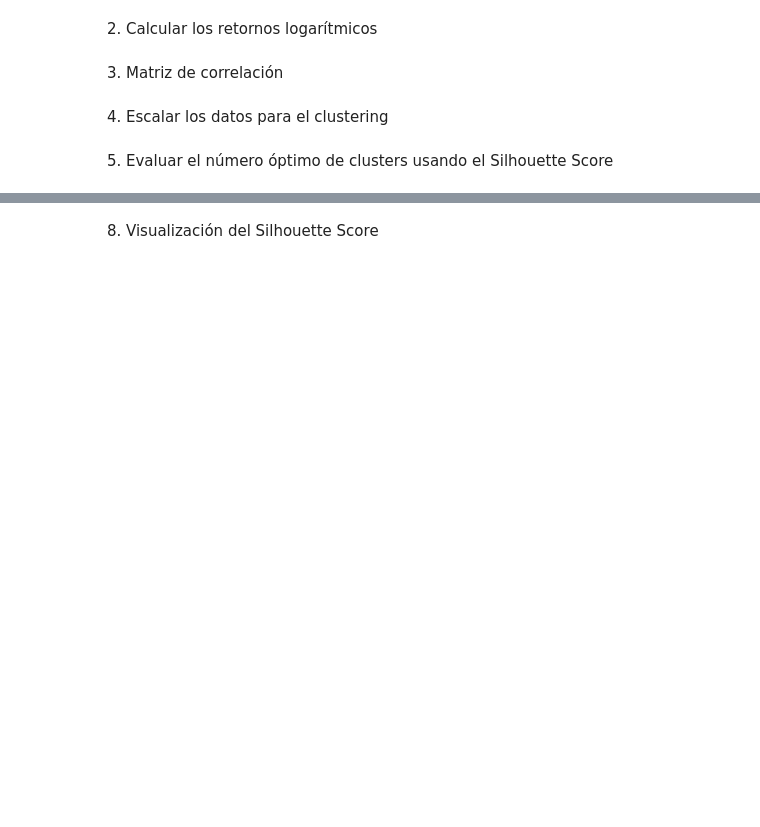
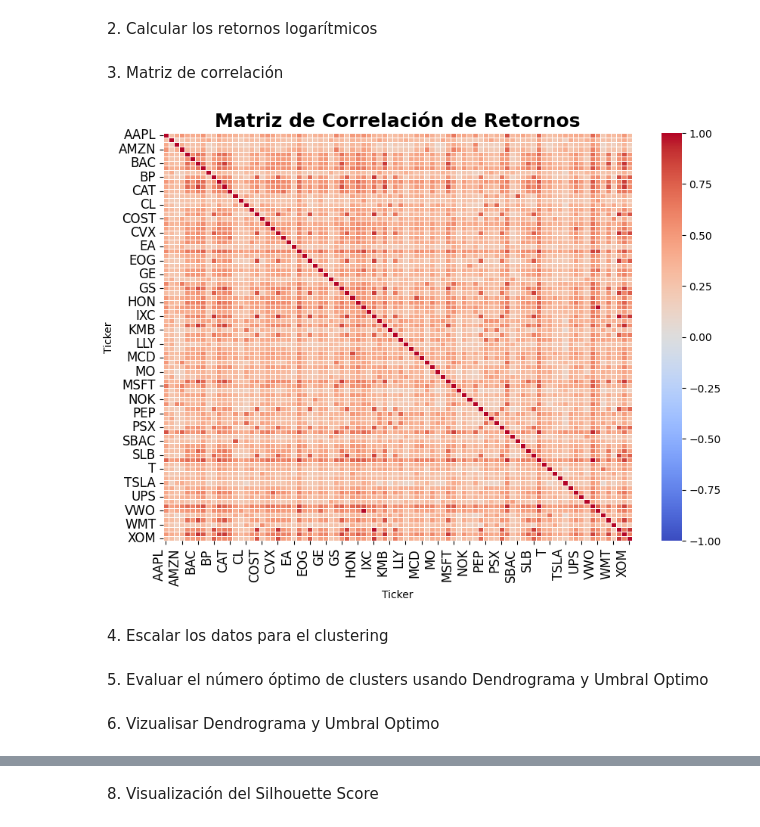
Before and after one commit to Rommel-DS/ML_Optimizacion_Portafolio, a Jupyter notebook: src/results_notebook/Proyecto Final_ML_Clustering_Jerarquico_Español.ipynb, the cells around one changed output, grey strips where cells are left out. Saved outputs shown, nothing was run; the diff lists cells and outputs as text; code cells hidden in the pictures; blank space fills up the shorter version.

```diff
--- a/src/results_notebook/Proyecto Final_ML_Clustering_Jerarquico_Español.ipynb
+++ b/src/results_notebook/Proyecto Final_ML_Clustering_Jerarquico_Español.ipynb
@@ -55,21 +57,23 @@ retornos = np.log(datos / datos.shift(1)).dropna()  # Eliminar NaN resultantes d
 # %%
 # Matriz de correlación
 matriz_correlacion = retornos.corr()
 
 # Ajustar el tamaño de la figura según el número de activos
-plt.figure(figsize=(20,12))
+plt.figure(figsize=(10,7))
 
 sns.heatmap(matriz_correlacion, annot=False, cmap='coolwarm',  # Eliminamos los valores
             vmin=-1, vmax=1,  # Limitar el rango de la barra de colores
             linewidths=0.5,  # Líneas entre celdas
             linecolor='white')  # Cambiar el color de las líneas de las celdas
 
 # Mejorar la presentación
 plt.title("Matriz de Correlación de Retornos", fontsize=18, fontweight='bold')
 plt.xticks(rotation=90, ha='right', fontsize=12)  # Aumentar el tamaño de las etiquetas de las columnas
 plt.yticks(rotation=0, fontsize=12)  # Aumentar el tamaño de las etiquetas de las filas
 
 plt.show()
+# %% [output]
+[figure, added]
 # %% [markdown]
 4. Escalar los datos para el clustering
 # %%
@@ -82,4 +86,4 @@ matriz_distancia = 1 - matriz_correlacion
 # Convertir la matriz de distancia completa a una forma condensada
 matriz_distancia_condensada = squareform(matriz_distancia)
 # %% [markdown]
-5. Evaluar el número óptimo de clusters usando el Silhouette Score
+5. Evaluar el número óptimo de clusters usando Dendrograma y Umbral Optimo
@@ -85,0 +102,2 @@ matriz_distancia_condensada = squareform(matriz_distancia)
+# %% [markdown]
+6. Vizualisar Dendrograma y Umbral Optimo
```
Also changed, not shown: parts of 17 cells of this notebook, 1 other file.
